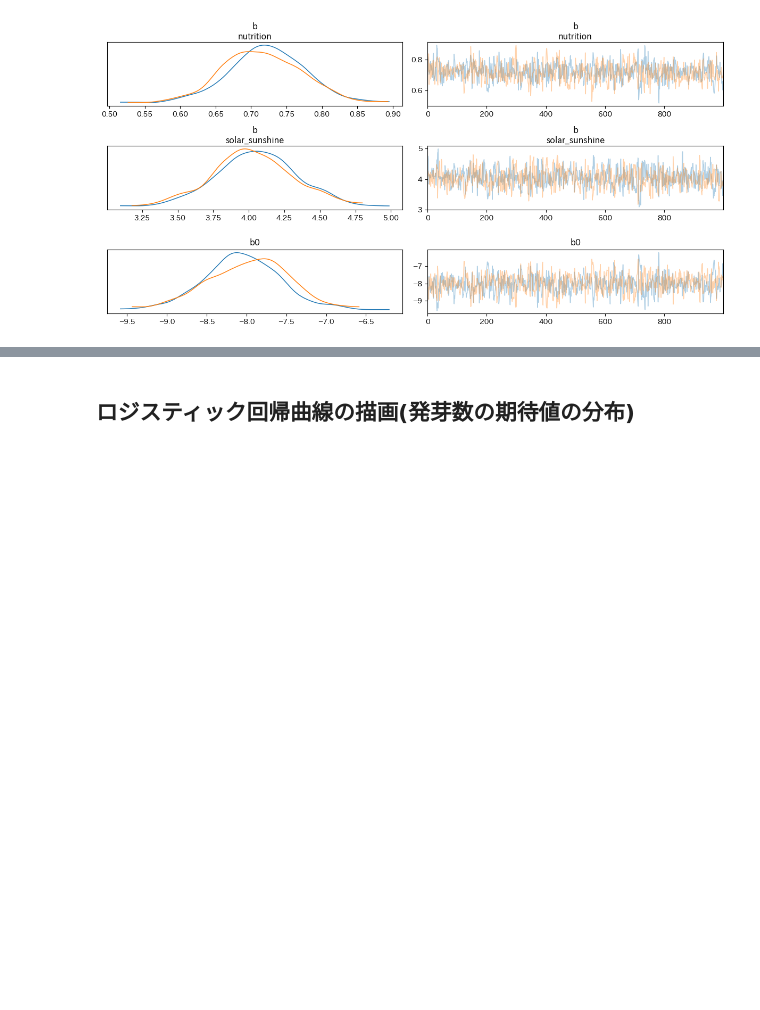
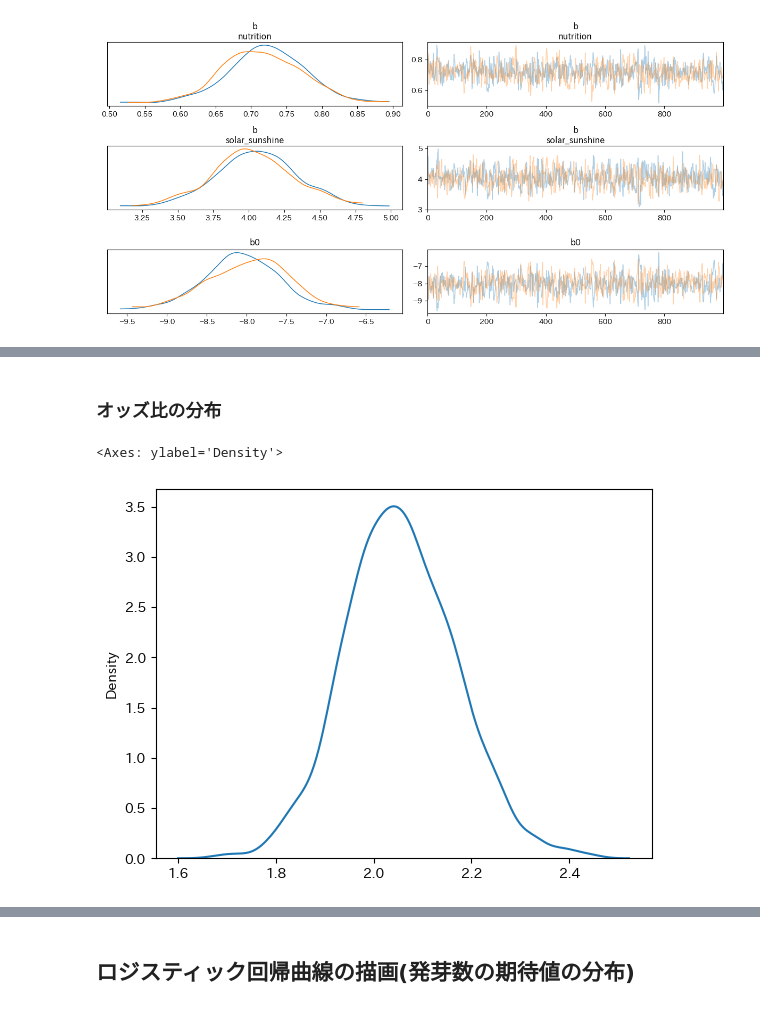
Before and after one commit to wakamatsuikuma/Learning, a Jupyter notebook: (python)RとStanではじめるベイズ統計モデリングによるデータ分析入門/notebook/Part3_9_logistic.ipynb, the cells around one changed output, grey strips where cells are left out. Cells and saved outputs as stored; diff of their text form; code cells hidden in the pictures; blank space fills up the shorter version.

```diff
--- a/(python)RとStanではじめるベイズ統計モデリングによるデータ分析入門/notebook/Part3_9_logistic.ipynb
+++ b/(python)RとStanではじめるベイズ統計モデリングによるデータ分析入門/notebook/Part3_9_logistic.ipynb
@@ -135,3 +135,15 @@ az.summary(idata1, var_names=["b", "b0"])
 | b[nutrition] | 0.719 | 0.055 | 0.615 | 0.822 | 0.002 | 0.002 | 602.0 | 668.0 | 1.01 |
 | b[solar_sunshine] | 4.042 | 0.288 | 3.521 | 4.616 | 0.011 | 0.008 | 643.0 | 726.0 | 1.01 |
 | b0 | -8.011 | 0.517 | -9.123 | -7.123 | 0.022 | 0.015 | 581.0 | 551.0 | 1.01 |
+# %% [markdown]
+### オッズ比の分布
+# %%
+# パラメーターのサンプリング取得
+n_b = idata1["posterior"]["b"].values.reshape(-1, 2)[:, 0]
+s_b = idata1["posterior"]["b"].values.reshape(-1, 2)[:, 1]
+# %%
+# 栄養量のオッズ比
+sns.kdeplot(np.exp(n_b))
+# %% [output]
+<Axes: ylabel='Density'>
+[figure, added]
```
Also changed, not shown: parts of 2 cells of this notebook.
